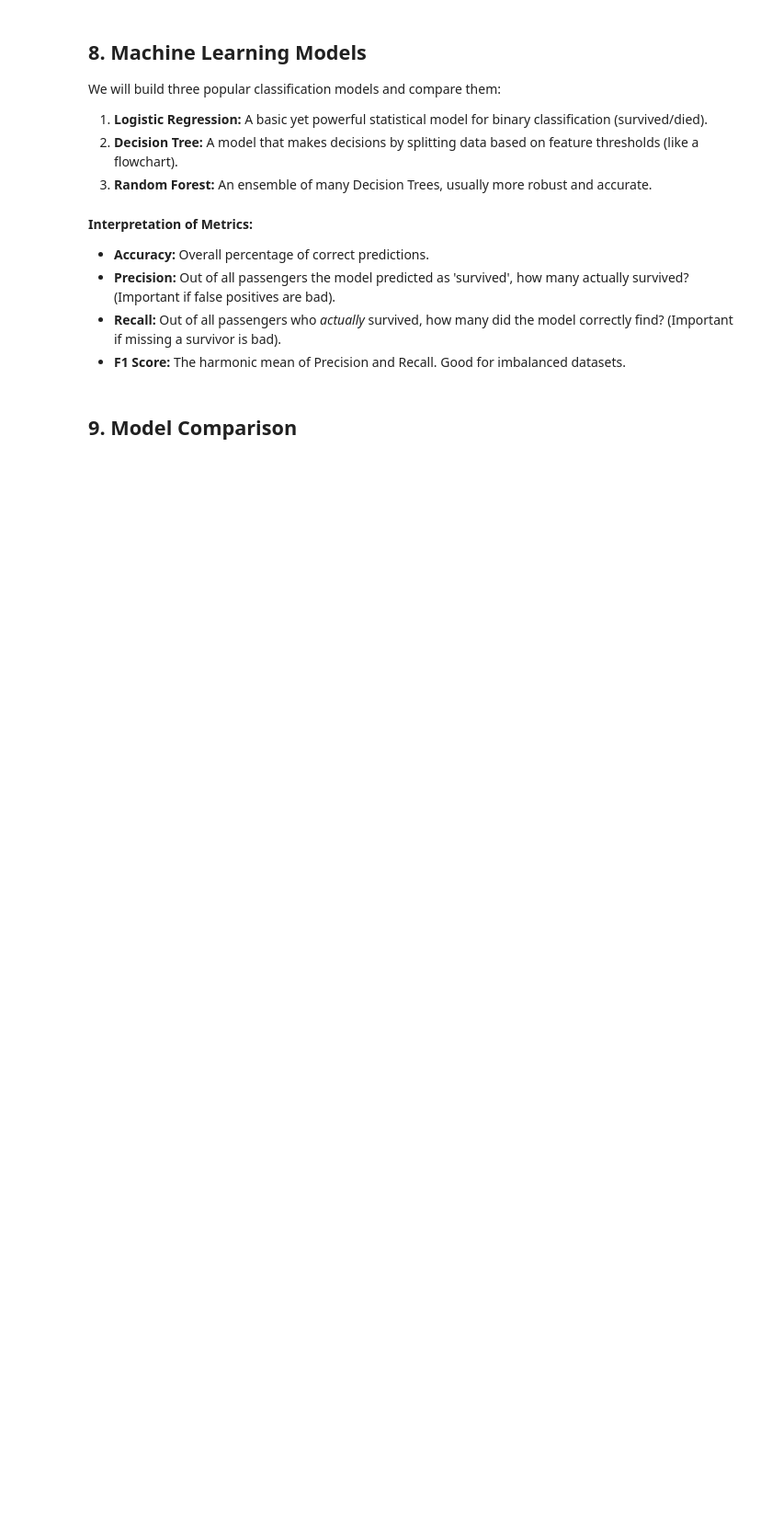
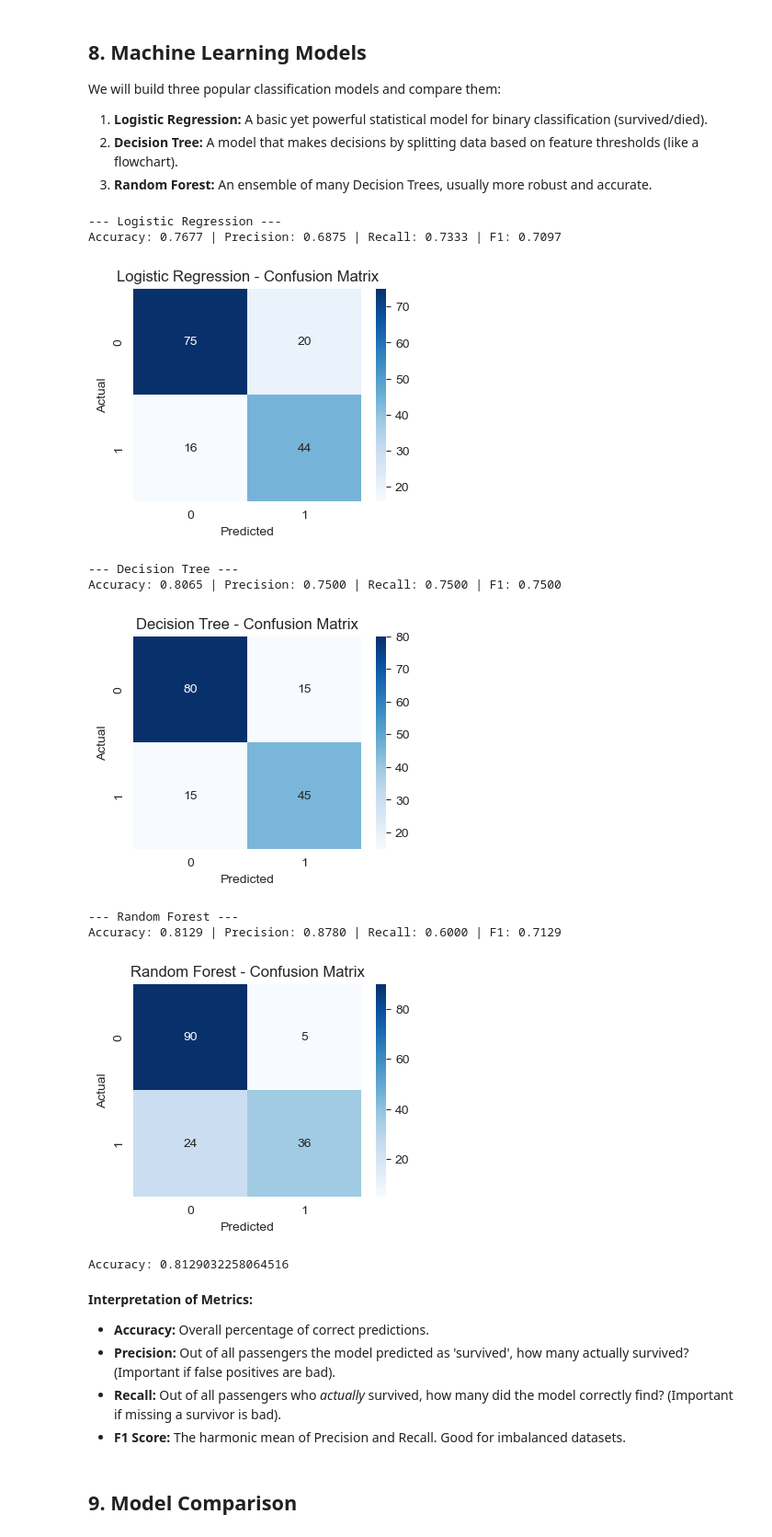
Before and after one commit to buddhu22/Titanic-Survival-Analysis, a Jupyter notebook: notebooks/Titanic_Data_Storytelling_and_ML.ipynb, the cells around one changed output. Shown at 92% size. Drawn from its saved outputs; the diff is of its cells as text; code cells hidden in the pictures; blank space fills up the shorter version.

Commit message:
Update notebook with executed cells and model accuracy results

```diff
--- a/notebooks/Titanic_Data_Storytelling_and_ML.ipynb
+++ b/notebooks/Titanic_Data_Storytelling_and_ML.ipynb
@@ -299,33 +400,48 @@ for name, model in models.items():
     model.fit(X_train_scaled, y_train)
 
     # Prediction
     y_pred = model.predict(X_test_scaled)
 
     # Evaluation Metrics
     acc = accuracy_score(y_test, y_pred)
     prec = precision_score(y_test, y_pred)
     rec = recall_score(y_test, y_pred)
     f1 = f1_score(y_test, y_pred)
 
     results.append({
         "Model": name,
         "Accuracy": acc,
         "Precision": prec,
         "Recall": rec,
         "F1 Score": f1
     })
 
     print(f"--- {name} ---")
     print(f"Accuracy: {acc:.4f} | Precision: {prec:.4f} | Recall: {rec:.4f} | F1: {f1:.4f}")
 
     # Confusion Matrix Plot
     cm = confusion_matrix(y_test, y_pred)
     plt.figure(figsize=(4,3))
     sns.heatmap(cm, annot=True, fmt='d', cmap='Blues')
     plt.title(f'{name} - Confusion Matrix')
     plt.xlabel('Predicted')
     plt.ylabel('Actual')
     plt.show()
+from sklearn.metrics import accuracy_score
+
+accuracy = accuracy_score(y_test, y_pred)
+print("Accuracy:", accuracy)
+# %% [output]
+--- Logistic Regression ---
+Accuracy: 0.7677 | Precision: 0.6875 | Recall: 0.7333 | F1: 0.7097
+[figure, added]
+--- Decision Tree ---
+Accuracy: 0.8065 | Precision: 0.7500 | Recall: 0.7500 | F1: 0.7500
+[figure, added]
+--- Random Forest ---
+Accuracy: 0.8129 | Precision: 0.8780 | Recall: 0.6000 | F1: 0.7129
+[figure, added]
+Accuracy: 0.8129032258064516
 # %% [markdown]
 **Interpretation of Metrics:**
 - **Accuracy:** Overall percentage of correct predictions.
```
Also changed, not shown: parts of 21 cells of this notebook.
